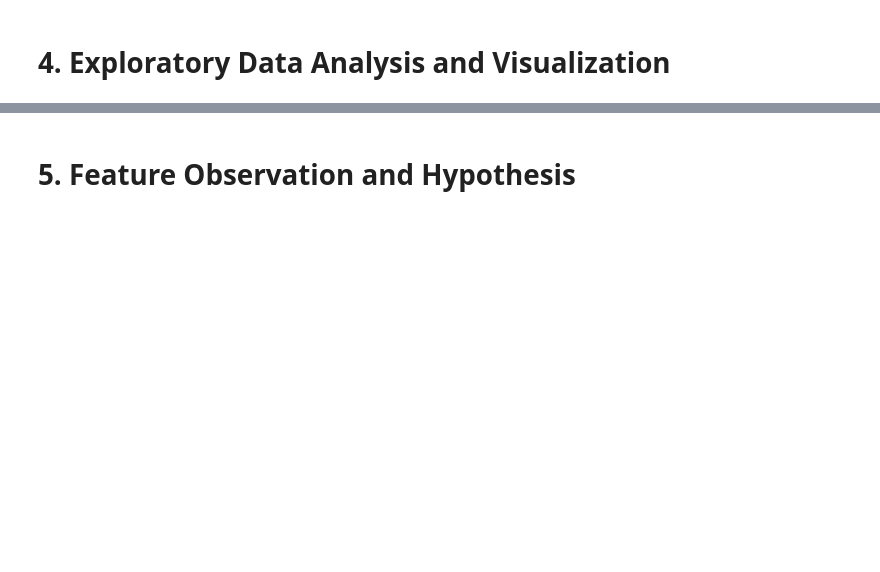
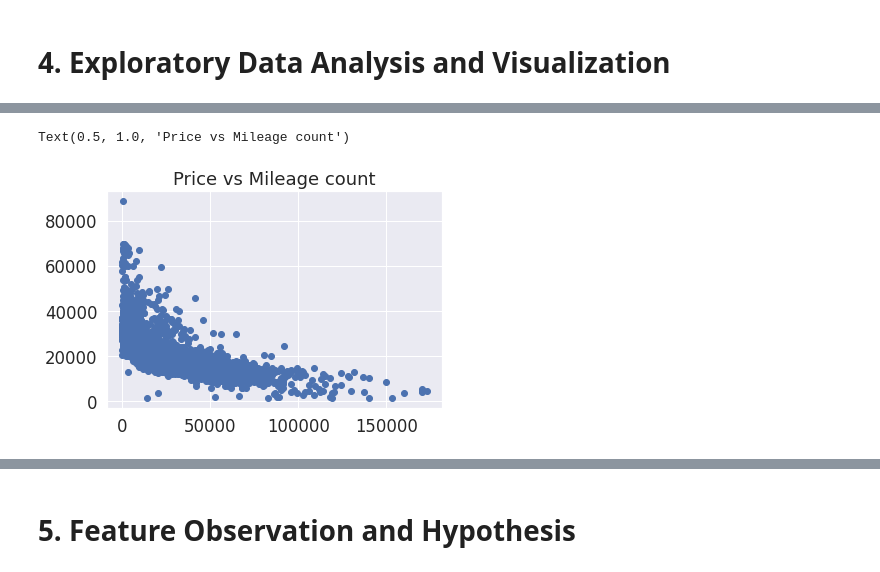
Before and after one commit to EmaTran/CSIS3290_GroupProject, a Jupyter notebook: CSIS3290_MiniProject1.ipynb, the cells around one changed output, grey strips where cells are left out. Cells and saved outputs as stored; diff of their text form; code cells hidden in the pictures; blank space fills up the shorter version.

```diff
--- a/CSIS3290_MiniProject1.ipynb
+++ b/CSIS3290_MiniProject1.ipynb
@@ -36,0 +607,5 @@ df_bonus = pd.read_csv(path)
+# %%
+# change categorial data of transmission into dummy values
+transmission = pd.get_dummies(clean_df5['transmission']) # to get the dummy values and store in a variable called transmission
+clean_df5 = clean_df5.join(transmission) # add the dummy values to new columns
+clean_df5.head()
@@ -36,0 +619,4 @@ df_bonus = pd.read_csv(path)
+# %%
+# rename the column name of 'Other' (a dummy value of transmission column) into 'OtherTransmission' since fuel_type column has a dummy value named 'Other' too
+clean_df5.rename(columns={'Other' : 'OtherTransmission'}, inplace=True)
+clean_df5.head(30)
@@ -36,0 +655,5 @@ df_bonus = pd.read_csv(path)
+# %%
+# Process categories data for fuel type
+fuel_type = pd.get_dummies(clean_df5['fuel_type'])
+clean_df5 = clean_df5.join(fuel_type)
+clean_df5.head()
@@ -36,0 +667,4 @@ df_bonus = pd.read_csv(path)
+# %%
+# rename the new column name of 'Other' into 'OtherFuel'
+clean_df5.rename(columns={'Other' : 'OtherFuel'}, inplace=True)
+clean_df5.head(30)
@@ -38,0 +740,7 @@ df_bonus = pd.read_csv(path)
+# %%
+#Is there any relationship between the average price of used cars and the mileage count?
+plt.scatter(clean_df5.mileage, clean_df5.price)
+plt.title('Price vs Mileage count')
+# %% [output]
+Text(0.5, 1.0, 'Price vs Mileage count')
+[figure, added]
```
Also changed, not shown: parts of 116 cells of this notebook.
